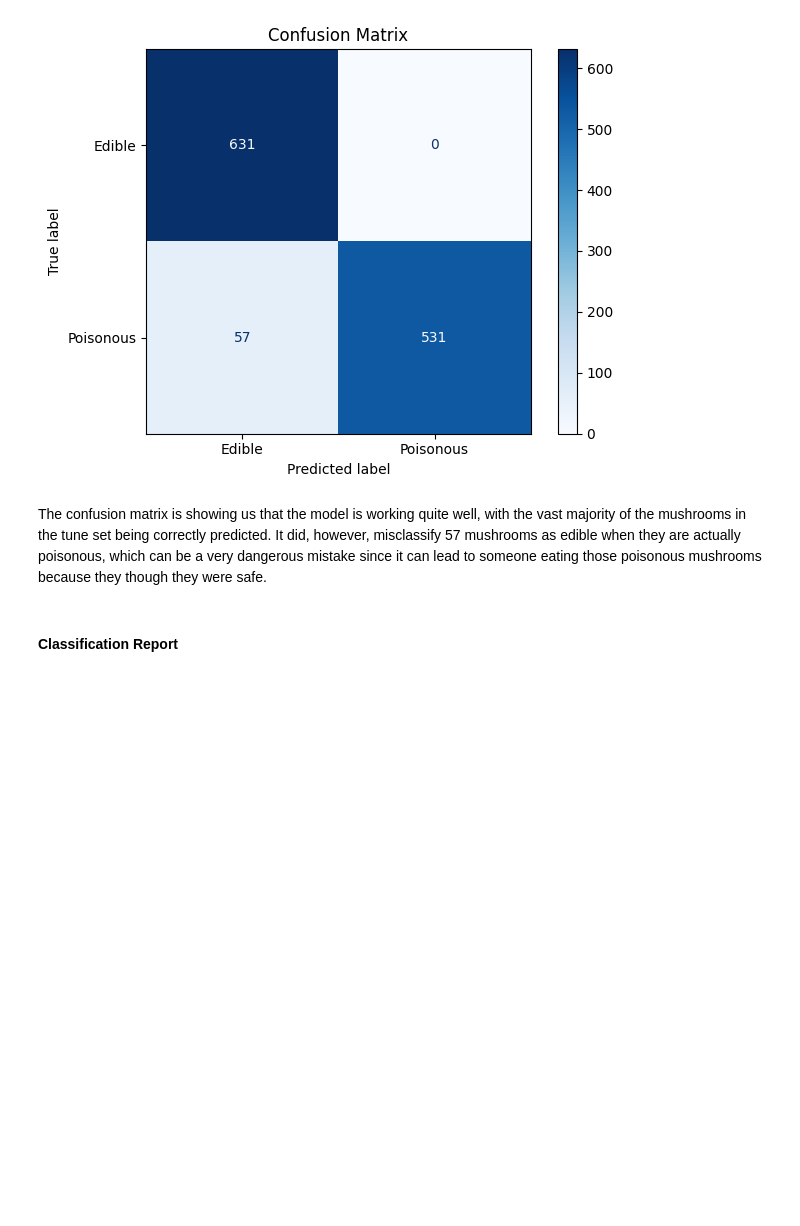
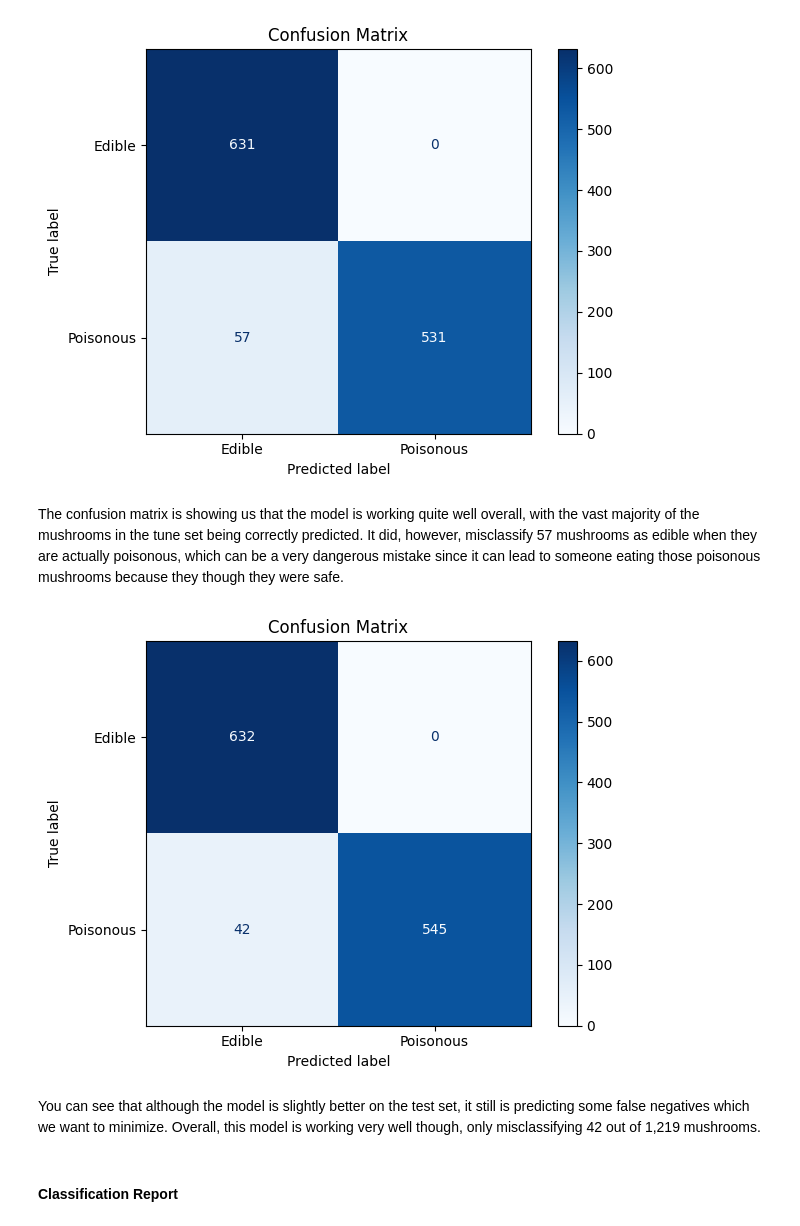
Before and after one commit to maya-clifford/week_10_eval, a Jupyter notebook: Model_Metrics_Lab_Updated.ipynb, the cells around one changed output. Drawn from its saved outputs; the diff is of its cells as text; code cells hidden in the pictures; blank space fills up the shorter version.

```diff
--- a/Model_Metrics_Lab_Updated.ipynb
+++ b/Model_Metrics_Lab_Updated.ipynb
@@ -409,7 +409,22 @@ plt.show()
 # %% [output]
 [figure]
 # %% [markdown]
-The confusion matrix is showing us that the model is working quite well, with the vast majority of the mushrooms in the tune set being correctly predicted. It did, however, misclassify 57 mushrooms as edible when they are actually poisonous, which can be a very dangerous mistake since it can lead to someone eating those poisonous mushrooms because they though they were safe.
+The confusion matrix is showing us that the model is working quite well overall, with the vast majority of the mushrooms in the tune set being correctly predicted. It did, however, misclassify 57 mushrooms as edible when they are actually poisonous, which can be a very dangerous mistake since it can lead to someone eating those poisonous mushrooms because they though they were safe.
+# %%
+# also make the confusion matrix for the test set
+test_pred = dt_model.predict(X_test)
+cm = confusion_matrix(y_test, test_pred)
+# make a variable that holds the display of the confusion matrix made above
+disp = ConfusionMatrixDisplay(confusion_matrix=cm, display_labels=['Edible', 'Poisonous'])
+# plot the display of the confusion matrix
+disp.plot(cmap='Blues')
+plt.title('Confusion Matrix')
+plt.tight_layout()
+plt.show()
+# %% [output]
+[figure, added]
+# %% [markdown]
+You can see that although the model is slightly better on the test set, it still is predicting some false negatives which we want to minimize. Overall, this model is working very well though, only misclassifying 42 out of 1,219 mushrooms.
 # %% [markdown]
 #### Classification Report
 # %%
```
Also changed, not shown: parts of 14 cells of this notebook.
